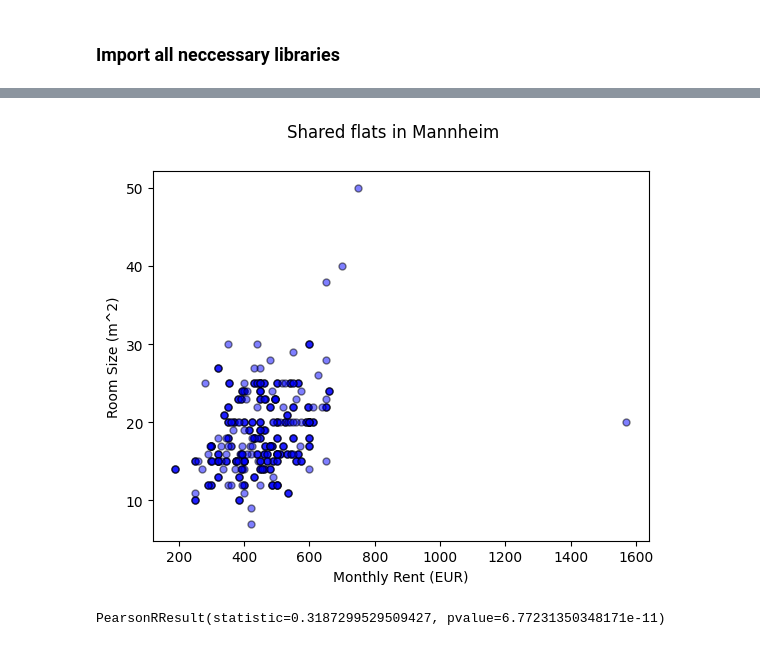
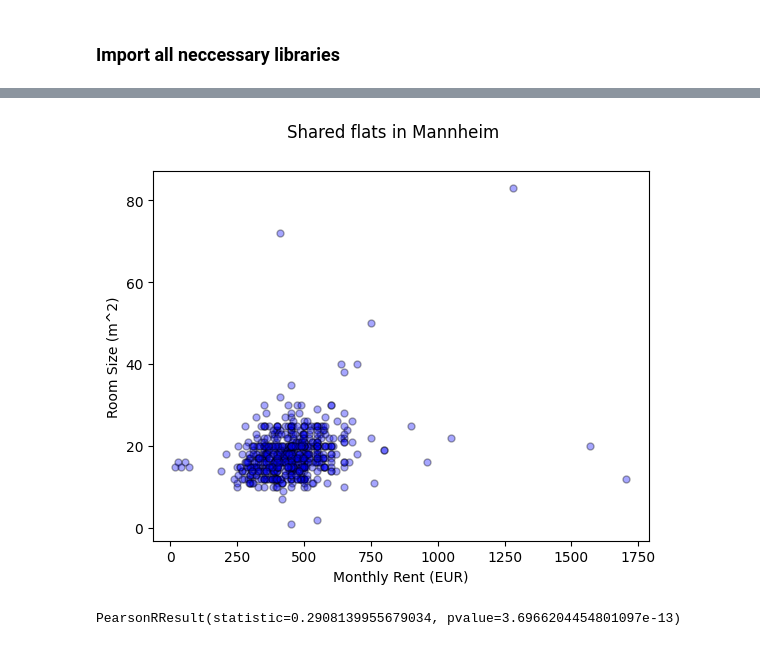
Before and after one commit to lukaslinss98/IntegrationsSeminar, a Jupyter notebook: IntegrationsSeminar.ipynb, the cells around one changed output, grey strips where cells are left out. Cells and saved outputs as stored; diff of their text form; code cells hidden in the pictures.

Commit message:
added functionality to scrape all data points

```diff
--- a/IntegrationsSeminar.ipynb
+++ b/IntegrationsSeminar.ipynb
@@ -62,25 +114,12 @@ def makeRequest(url):
 # %%
 #df.head()
-for i in range(10):
+for i in range(30):
     print(i)
     res = makeRequest(f'https://www.wg-gesucht.de/wg-zimmer-in-Mannheim.85.0.0.{i}.html')
+    page = BeautifulSoup(res.content, 'html.parser')
     try:
-        df = pd.read_html(res.text)[0]
+        #df = pd.read_html(res.text)[0]
+        scrapeTable(page.findAll('tbody')[0])
     except:
         print("Error")
         break
-
-    df1 = df.iloc[:,3].tolist()
-    df2 = df.iloc[:,4].tolist()
-    df1 = df1[0: len(df1) -1 ]
-    df2 = df2[0: len(df2) -1 ]
-
-    for i, el  in enumerate(df1):
-        df1[i] = int(el[0 : len(el) - 1])
-
-    for i, el in enumerate(df2):
-        df2[i] = int(el[0 : len(el) - 2])
-
-    rentPrice = rentPrice + df1
-
-    roomSize = roomSize + df2
@@ -115,0 +131,17 @@ data.to_excel('shared_flat_data.xlsx')
+# %%
+rentPrice = df.iloc[:, 2].tolist()
+roomSize = df.iloc[:, 3].tolist()
+flatmates = df.iloc[:, 0].tolist()
+
+for i, price in enumerate(rentPrice):
+    rentPrice[i] = int(price[0:len(price) - 1])
+
+for i, room in enumerate(roomSize):
+    roomSize[i] = int(room[0: len(room) - 2])
+
+for i, flat in enumerate(flatmates):
+    flatmates[i] = int(flat[0:1])
+
+print(len(rentPrice), rentPrice)
+print(len(roomSize), roomSize)
+print(len(flatmates), flatmates)
@@ -116,16 +152,16 @@ data.to_excel('shared_flat_data.xlsx')
 # %%
 plt.style.use('default')
 fig, ax = plt.subplots()
 fig.suptitle("Shared flats in Mannheim")
 #ax.grid()
-#plt.xscale('log')
-#plt.yscale('log')
+# plt.xscale('log')
+# plt.yscale('log')
 plt.xlabel('Monthly Rent (EUR)')
 plt.ylabel('Room Size (m^2)')
-plt.scatter(rentPrice, roomSize, s=25, c='blue',edgecolors='black', linewidths=1, alpha=0.5)
+plt.scatter(rentPrice, roomSize, s=25, c='blue',edgecolors='black', linewidths=1, alpha=0.35)
 plt.show()
 
 scipy.stats.pearsonr(rentPrice, roomSize)
 # %% [output]
-[figure, old version]
+[figure, new version]
-PearsonRResult(statistic=0.3187299529509427, pvalue=6.77231350348171e-11)
+PearsonRResult(statistic=0.2908139955679034, pvalue=3.6966204454801097e-13)
```
Also changed, not shown: parts of 9 cells of this notebook, 1 other file.
